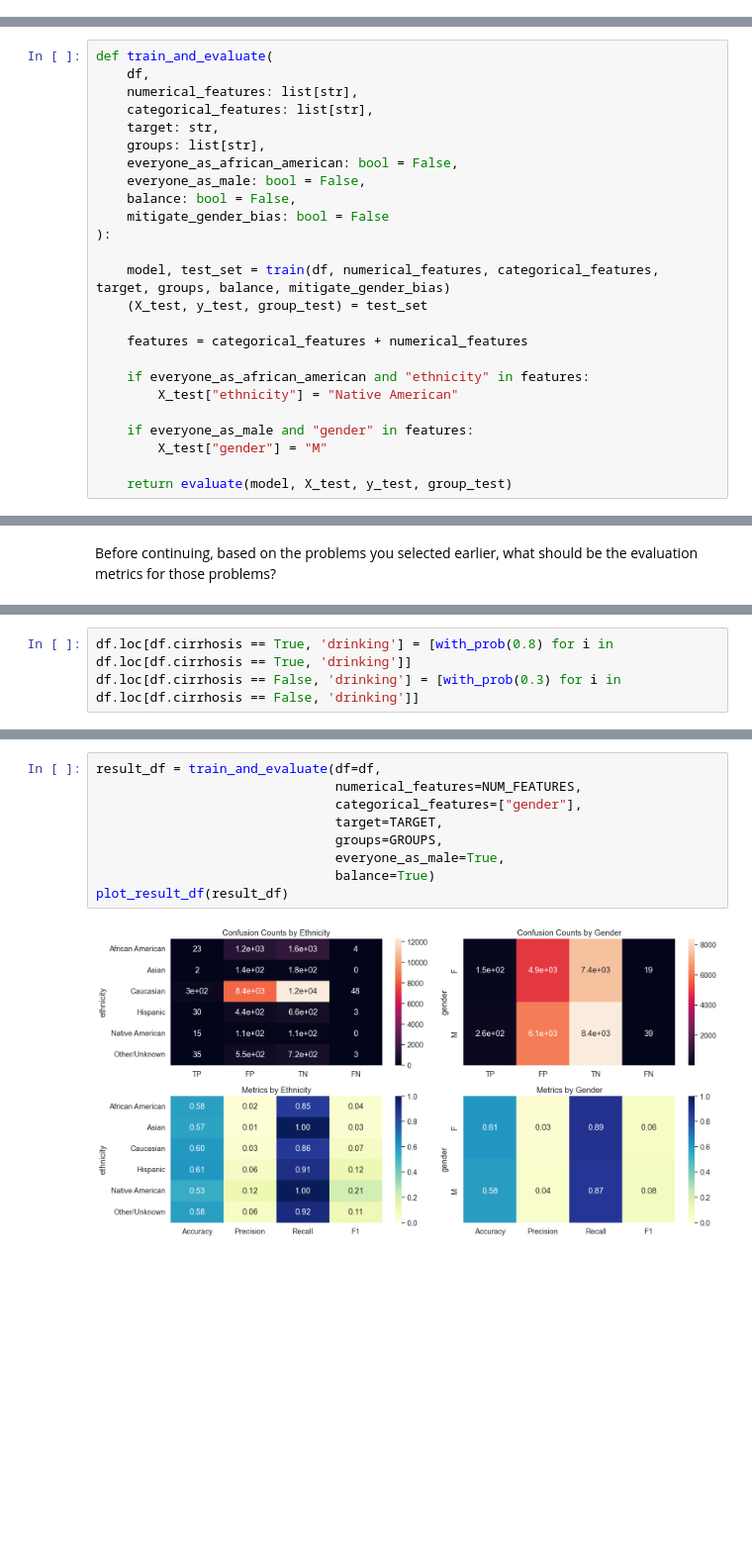
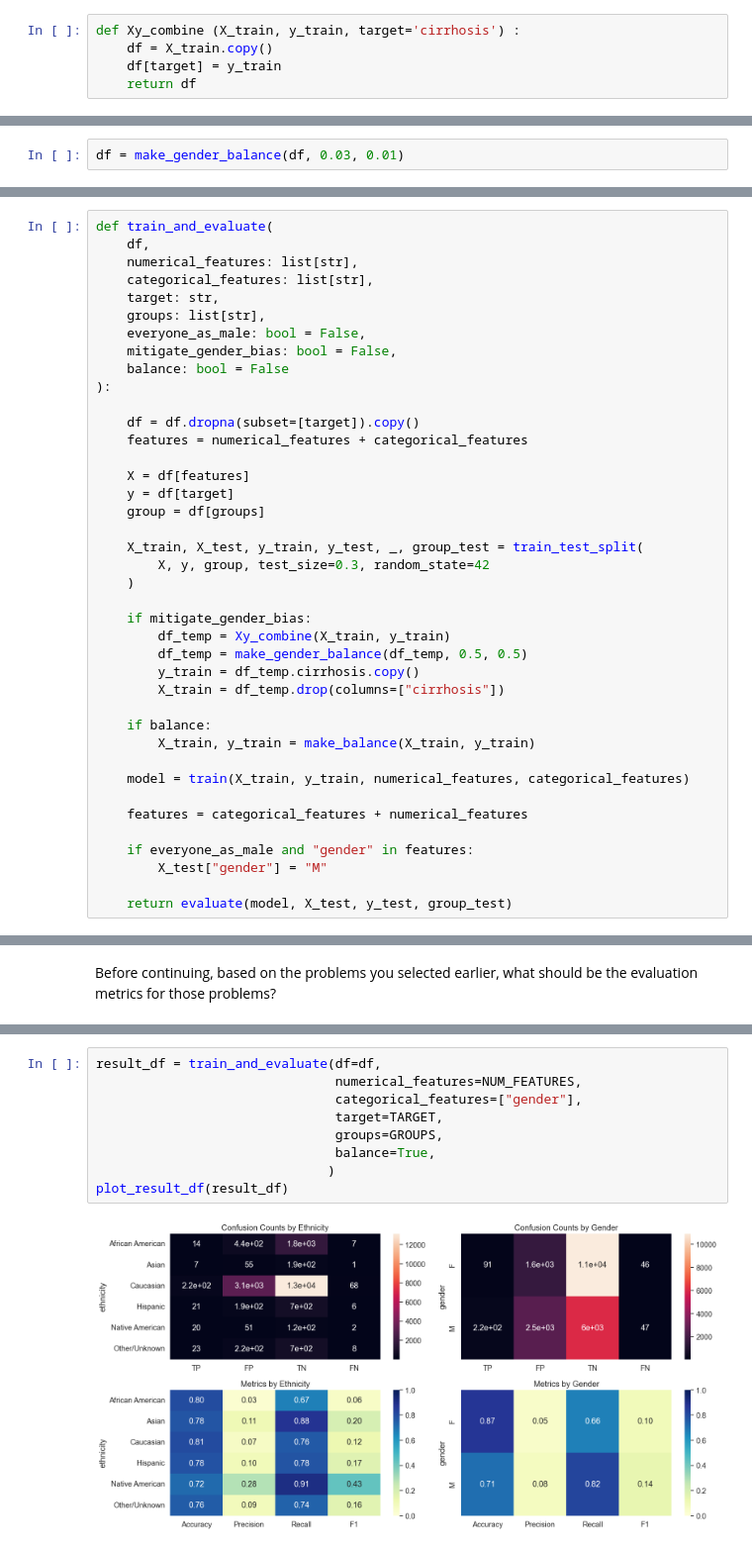
Before and after one commit to donlaporntr/TSCCM_Bias_In_AI_Workshop, a Jupyter notebook: AI_Fairness_in_Medicine.ipynb, the cells around one changed output, grey strips where cells are left out. Shown at 99% size. Drawn from its saved outputs; the diff is of its cells as text; blank space fills up the shorter version.

```diff
--- a/AI_Fairness_in_Medicine.ipynb
+++ b/AI_Fairness_in_Medicine.ipynb
@@ -109,3 +109,8 @@ from sklearn.preprocessing import OneHotEncoder, StandardScaler
 sns.set_theme(style="white", font_scale=1.2)
 # %%
 df = pd.read_csv("./data/training_v2.csv")
+# %%
+def Xy_combine (X_train, y_train, target='cirrhosis') :
+    df = X_train.copy()
+    df[target] = y_train
+    return df
@@ -112,3 +152,5 @@ df = pd.read_csv("./data/training_v2.csv")
+# %%
+df = make_gender_balance(df, 0.03, 0.01)
 # %% [markdown]
 This is a sample of our data. We only see a few rows and a few columns.
 # %%
@@ -455,19 +421,34 @@ def train_and_evaluate(
     categorical_features: list[str],
     target: str,
     groups: list[str],
-    everyone_as_african_american: bool = False,
     everyone_as_male: bool = False,
-    balance: bool = False,
-    mitigate_gender_bias: bool = False
+    mitigate_gender_bias: bool = False,
+    balance: bool = False
 ):
 
-    model, test_set = train(df, numerical_features, categorical_features, target, groups, balance, mitigate_gender_bias)
-    (X_test, y_test, group_test) = test_set
+    df = df.dropna(subset=[target]).copy()
+    features = numerical_features + categorical_features
+
+    X = df[features]
+    y = df[target]
+    group = df[groups]
+
+    X_train, X_test, y_train, y_test, _, group_test = train_test_split(
+        X, y, group, test_size=0.3, random_state=42
+    )
+
+    if mitigate_gender_bias:
+        df_temp = Xy_combine(X_train, y_train)
+        df_temp = make_gender_balance(df_temp, 0.5, 0.5)
+        y_train = df_temp.cirrhosis.copy()
+        X_train = df_temp.drop(columns=["cirrhosis"])
+
+    if balance:
+        X_train, y_train = make_balance(X_train, y_train)
+
+    model = train(X_train, y_train, numerical_features, categorical_features)
 
     features = categorical_features + numerical_features
-
-    if everyone_as_african_american and "ethnicity" in features:
-        X_test["ethnicity"] = "Native American"
 
     if everyone_as_male and "gender" in features:
         X_test["gender"] = "M"
@@ -608,3 +557,0 @@ df
-# %%
-df.loc[df.cirrhosis == True, 'drinking'] = [with_prob(0.8) for i in df.loc[df.cirrhosis == True, 'drinking']]
-df.loc[df.cirrhosis == False, 'drinking'] = [with_prob(0.3) for i in df.loc[df.cirrhosis == False, 'drinking']]
@@ -637,11 +558,11 @@ plot_result_df(result_df)
 # %%
 result_df = train_and_evaluate(df=df,
                                numerical_features=NUM_FEATURES,
                                categorical_features=["gender"],
                                target=TARGET,
                                groups=GROUPS,
-                               everyone_as_male=True,
-                               balance=True)
+                               balance=True,
+                              )
 plot_result_df(result_df)
 # %% [output]
-[figure, old version]
+[figure, new version]
```
Also changed, not shown: parts of 27 cells of this notebook.
